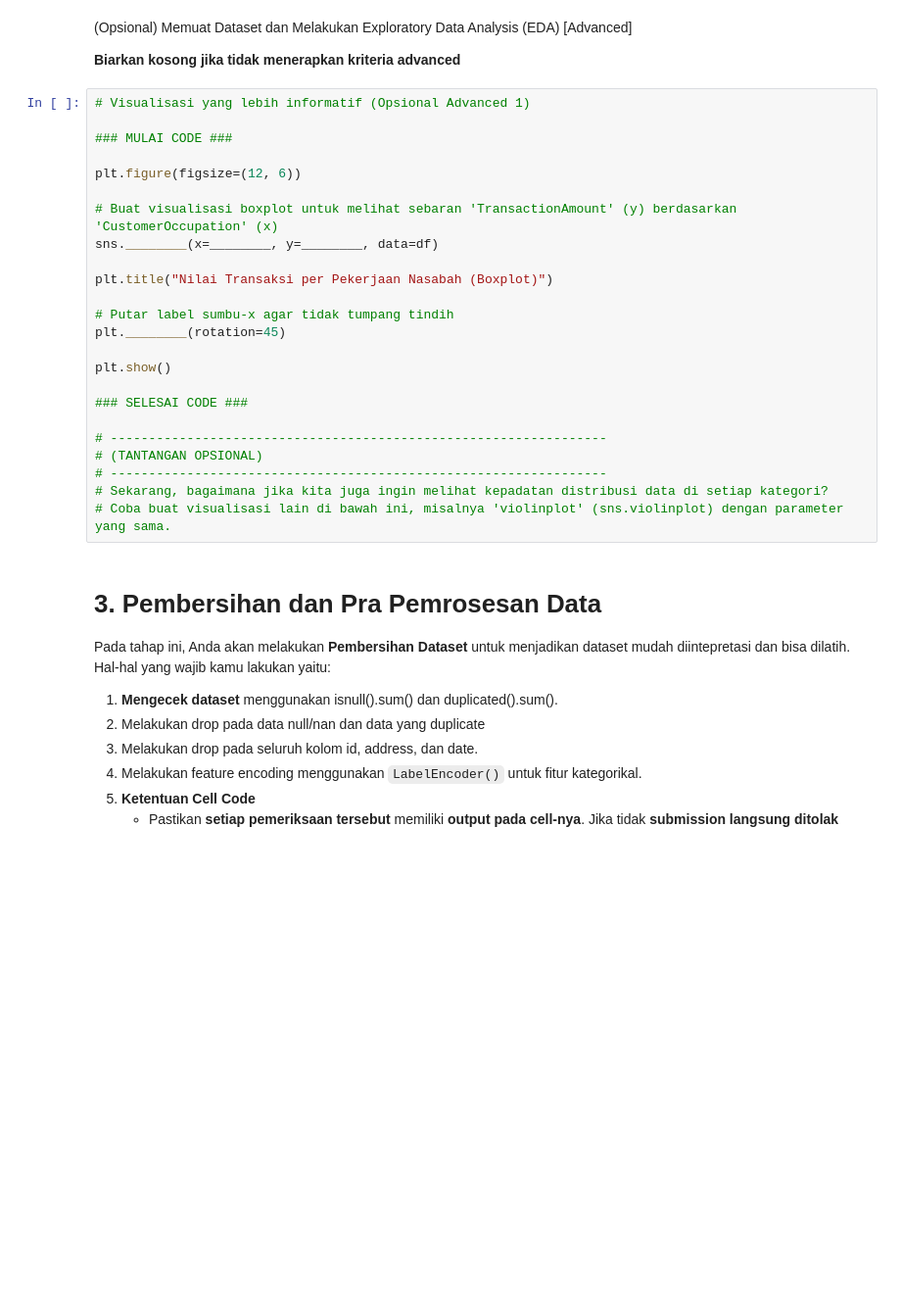
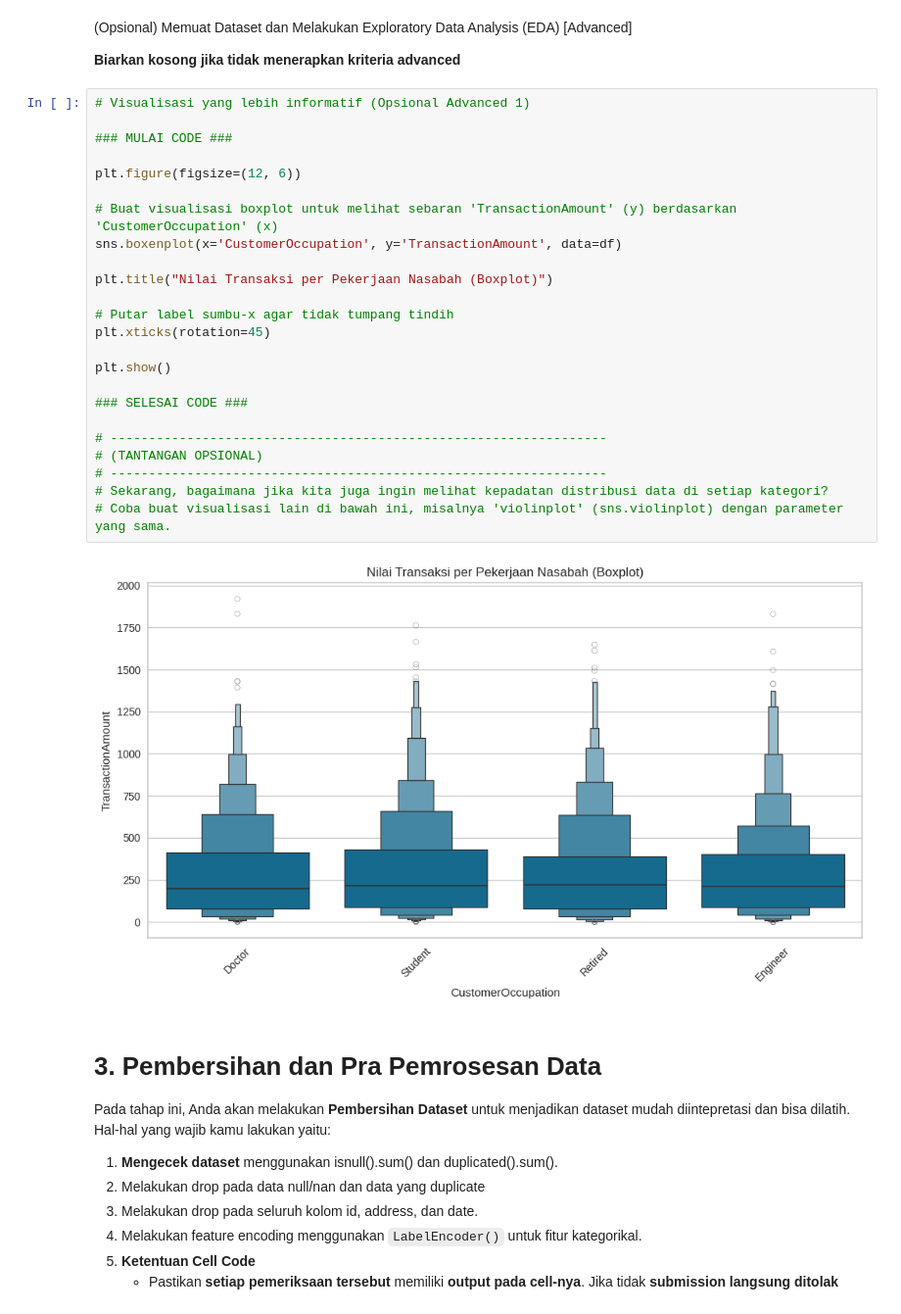
Before and after one commit to rafi-muhammad/Bank-fraud-detection, a Jupyter notebook: [Clustering]_Submission_Akhir_BMLP_Your_Name.ipynb, the cells around one changed output. Shown at 98% size. Cells and saved outputs as stored; diff of their text form; blank space fills up the shorter version.

```diff
--- a/[Clustering]_Submission_Akhir_BMLP_Your_Name.ipynb
+++ b/[Clustering]_Submission_Akhir_BMLP_Your_Name.ipynb
@@ -183,27 +222,29 @@ plt.show()
 # %%
 # Visualisasi yang lebih informatif (Opsional Advanced 1)
 
 ### MULAI CODE ###
 
 plt.figure(figsize=(12, 6))
 
 # Buat visualisasi boxplot untuk melihat sebaran 'TransactionAmount' (y) berdasarkan 'CustomerOccupation' (x)
-sns.________(x=________, y=________, data=df)
+sns.boxenplot(x='CustomerOccupation', y='TransactionAmount', data=df)
 
 plt.title("Nilai Transaksi per Pekerjaan Nasabah (Boxplot)")
 
 # Putar label sumbu-x agar tidak tumpang tindih
-plt.________(rotation=45)
+plt.xticks(rotation=45)
 
 plt.show()
 
 ### SELESAI CODE ###
 
 # -----------------------------------------------------------------
 # (TANTANGAN OPSIONAL)
 # -----------------------------------------------------------------
 # Sekarang, bagaimana jika kita juga ingin melihat kepadatan distribusi data di setiap kategori?
 # Coba buat visualisasi lain di bawah ini, misalnya 'violinplot' (sns.violinplot) dengan parameter yang sama.
+# %% [output]
+[figure, added]
 # %% [markdown]
 # **3. Pembersihan dan Pra Pemrosesan Data**
 
```
Also changed, not shown: parts of 32 cells of this notebook.
